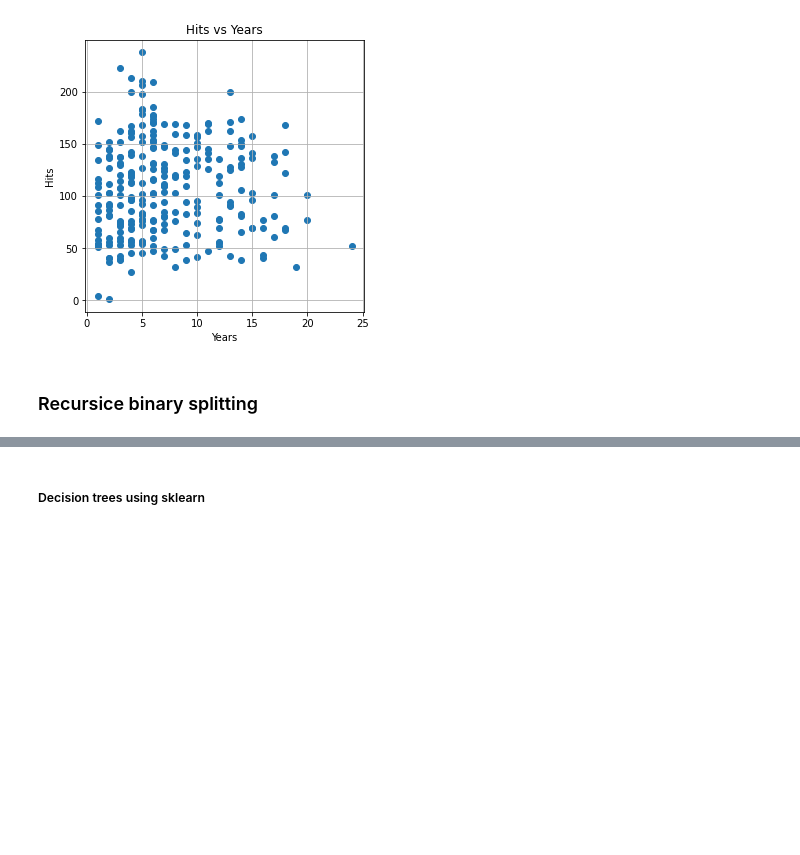
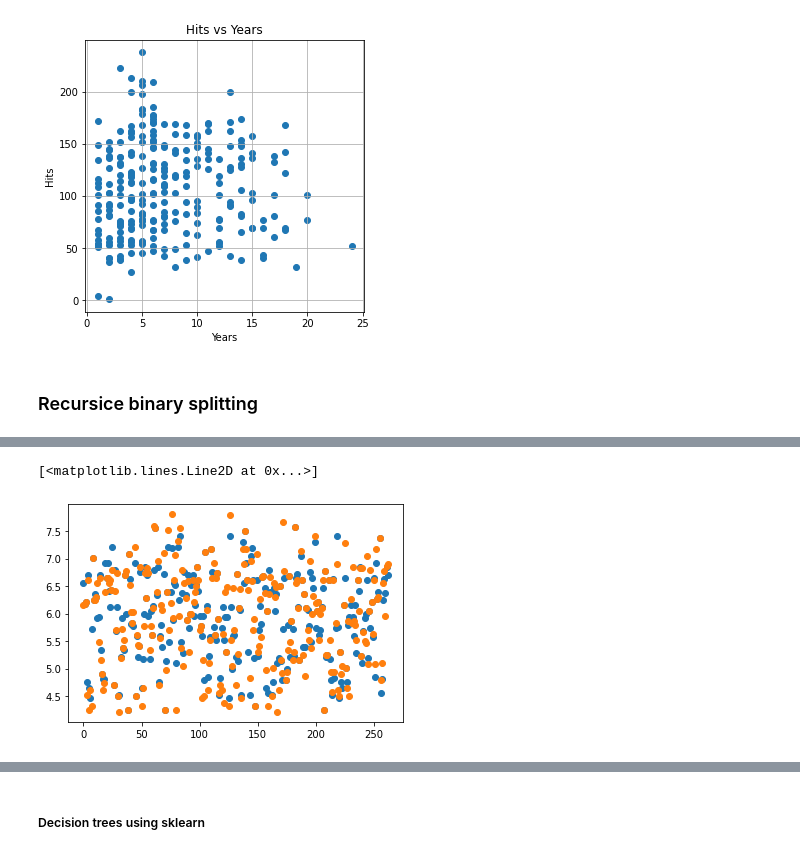
Before and after one commit to TimVrtac/Machine-Learining-Study, a Jupyter notebook: Chapter 8 - Tree-based methods.ipynb, the cells around one changed output, grey strips where cells are left out. Drawn from its saved outputs; the diff is of its cells as text; code cells hidden in the pictures; blank space fills up the shorter version.

```diff
--- a/Chapter 8 - Tree-based methods.ipynb
+++ b/Chapter 8 - Tree-based methods.ipynb
@@ -216,0 +80,9 @@ plt.plot((ms.MSE(np.array(predictions[50]), np.array(refs[50])),ms.MSE(np.array(
+# %%
+pred, cl_pred = dt.predict(hitters_num[features], my_tree, y_ref_vals)
+# %%
+plt.plot(np.arange(len(pred)), pred,'o')
+plt.plot(np.arange(len(pred)), salary_log,'o')
+#plt.xlim(0,50)
+# %% [output]
+[<matplotlib.lines.Line2D at 0x...>]
+[figure, added]
```
Also changed, not shown: parts of 29 cells of this notebook, 2 other files.
